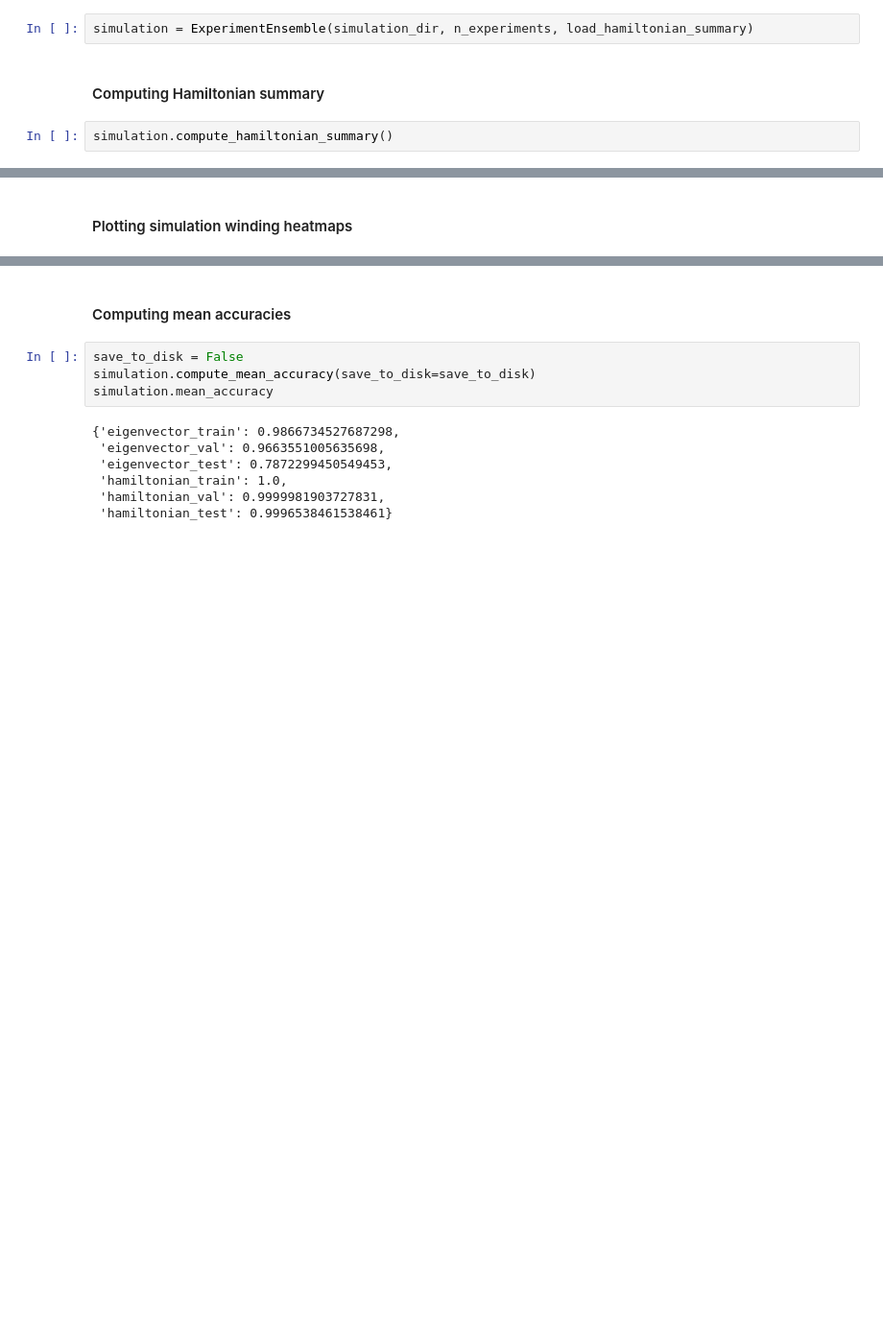
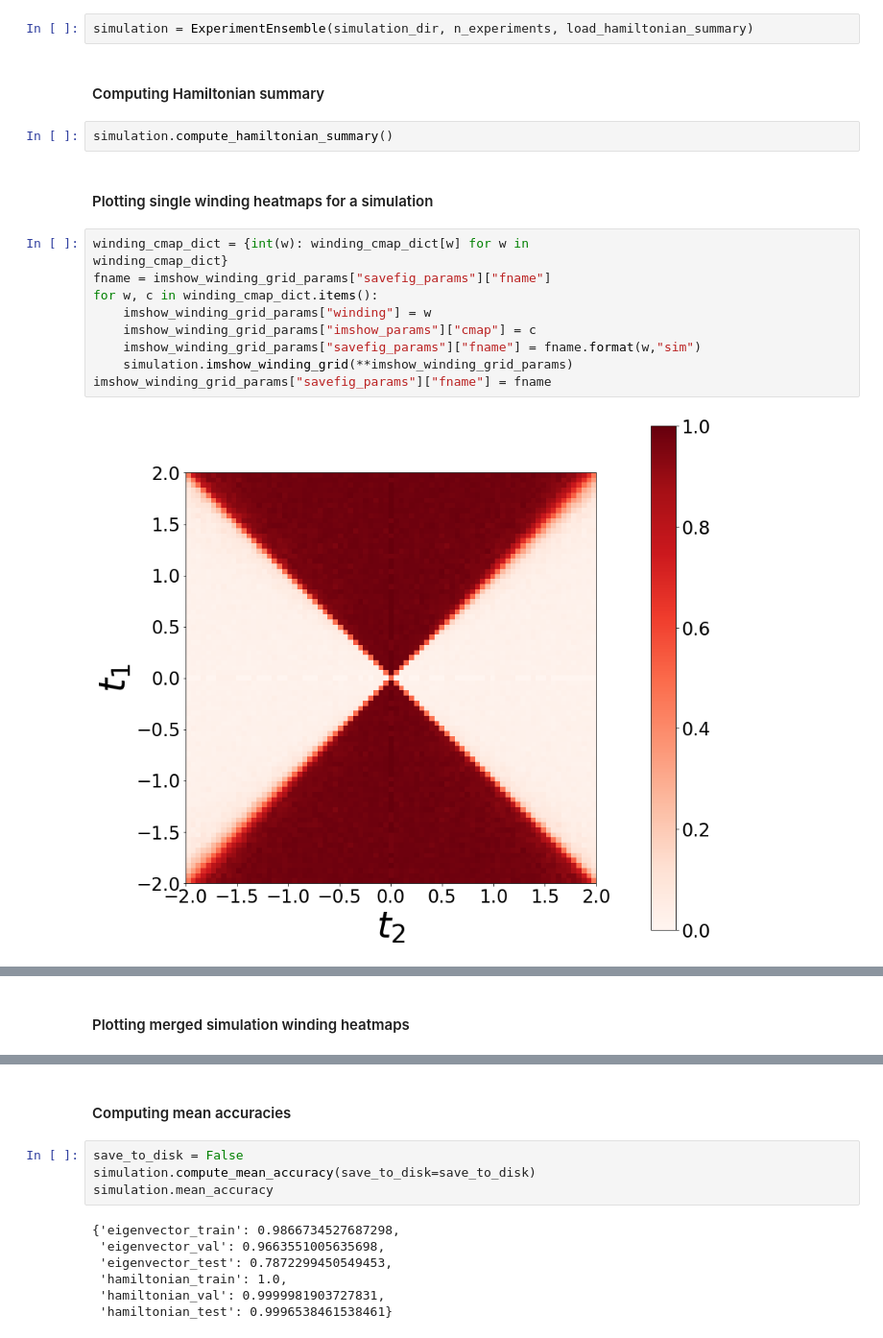
Before and after one commit to linneuholanda/ml_topological_phases_in_real_space, a Jupyter notebook: 2_results/results_output_ssh1_periodic_140_6561.ipynb, the cells around one changed output, grey strips where cells are left out. Shown at 96% size. Saved outputs shown, nothing was run; the diff lists cells and outputs as text; blank space fills up the shorter version.

```diff
--- a/2_results/results_output_ssh1_periodic_140_6561.ipynb
+++ b/2_results/results_output_ssh1_periodic_140_6561.ipynb
@@ -494,3 +509,16 @@ simulation = ExperimentEnsemble(simulation_dir, n_experiments, load_hamiltonian_
 #### Computing Hamiltonian summary
 # %%
 simulation.compute_hamiltonian_summary()
+# %% [markdown]
+#### Plotting single winding heatmaps for a simulation
+# %%
+winding_cmap_dict = {int(w): winding_cmap_dict[w] for w in                                                   winding_cmap_dict}
+fname = imshow_winding_grid_params["savefig_params"]["fname"]
+for w, c in winding_cmap_dict.items():
+    imshow_winding_grid_params["winding"] = w
+    imshow_winding_grid_params["imshow_params"]["cmap"] = c
+    imshow_winding_grid_params["savefig_params"]["fname"] = fname.format(w,"sim")
+    simulation.imshow_winding_grid(**imshow_winding_grid_params)
+imshow_winding_grid_params["savefig_params"]["fname"] = fname
+# %% [output]
+[figure, added]
@@ -497,5 +526,5 @@ simulation.compute_hamiltonian_summary()
 # %% [markdown]
-#### Plotting simulation winding heatmaps
+#### Plotting merged simulation winding heatmaps
 # %%
 merge_imshow_winding_grids_params["winding_params"] = {int(w): merge_imshow_winding_grids_params["winding_params"][w] for w in
                                                   merge_imshow_winding_grids_params["winding_params"]}
```
Also changed, not shown: parts of 8 cells of this notebook, 54 other files.
